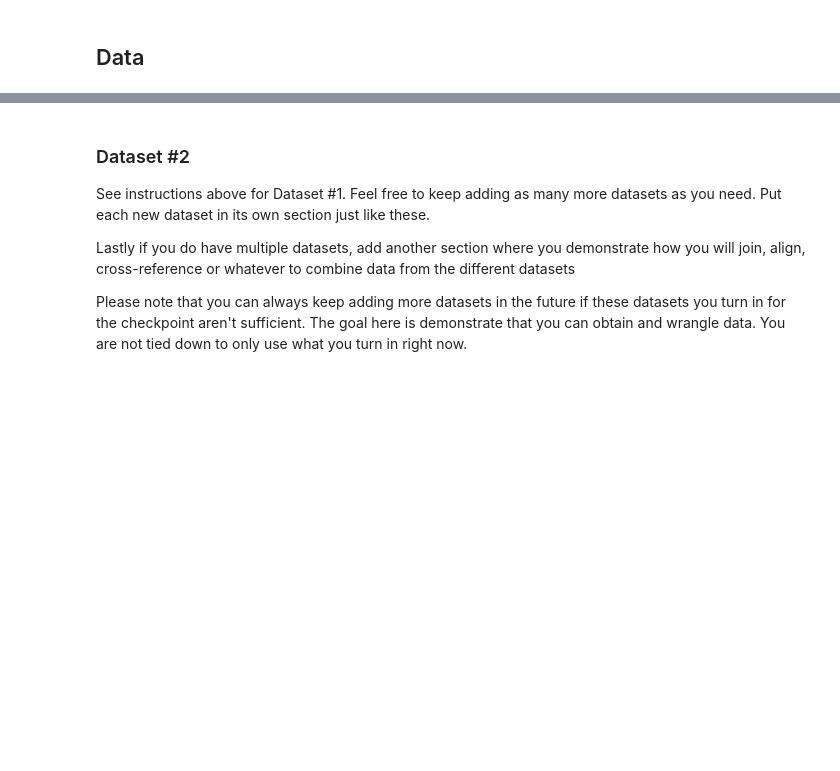
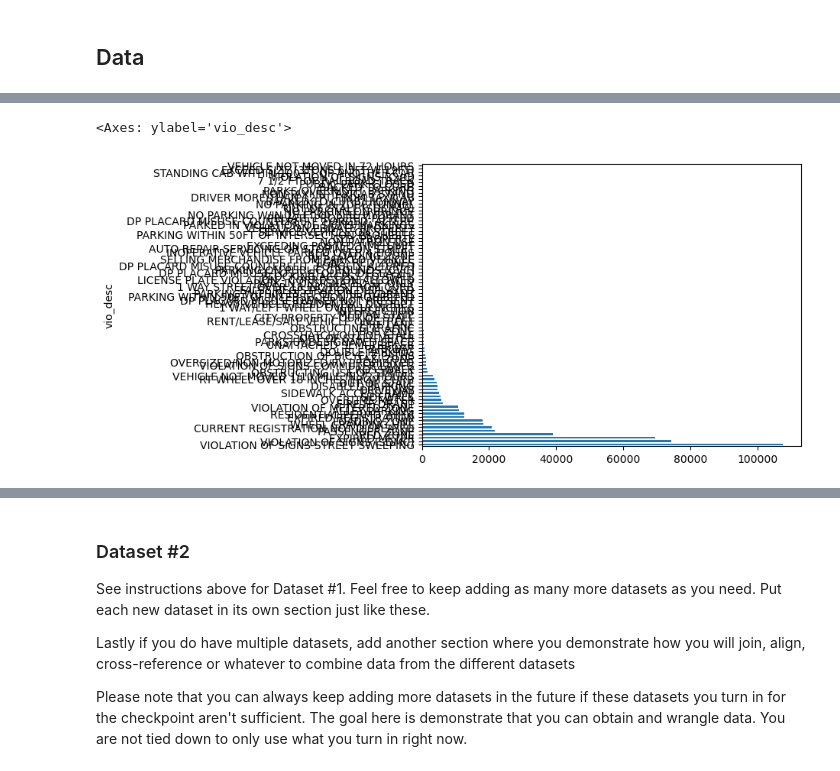
Before and after one commit to tobyzhan/Parking-Citation-Project, a Jupyter notebook: 01-DataCheckpoint.ipynb, the cells around one changed output, grey strips where cells are left out. Drawn from its saved outputs; the diff is of its cells as text; code cells hidden in the pictures; blank space fills up the shorter version.

```diff
--- a/01-DataCheckpoint.ipynb
+++ b/01-DataCheckpoint.ipynb
@@ -131,0 +219,7 @@ Instructions:
+# %%
+# Bar plot of violation types
+vio_types = cleaned_df['vio_desc'].value_counts()
+vio_types.plot(kind='barh', x='count')
+# %% [output]
+<Axes: ylabel='vio_desc'>
+[figure, added]
```
Also changed, not shown: parts of 14 cells of this notebook.
